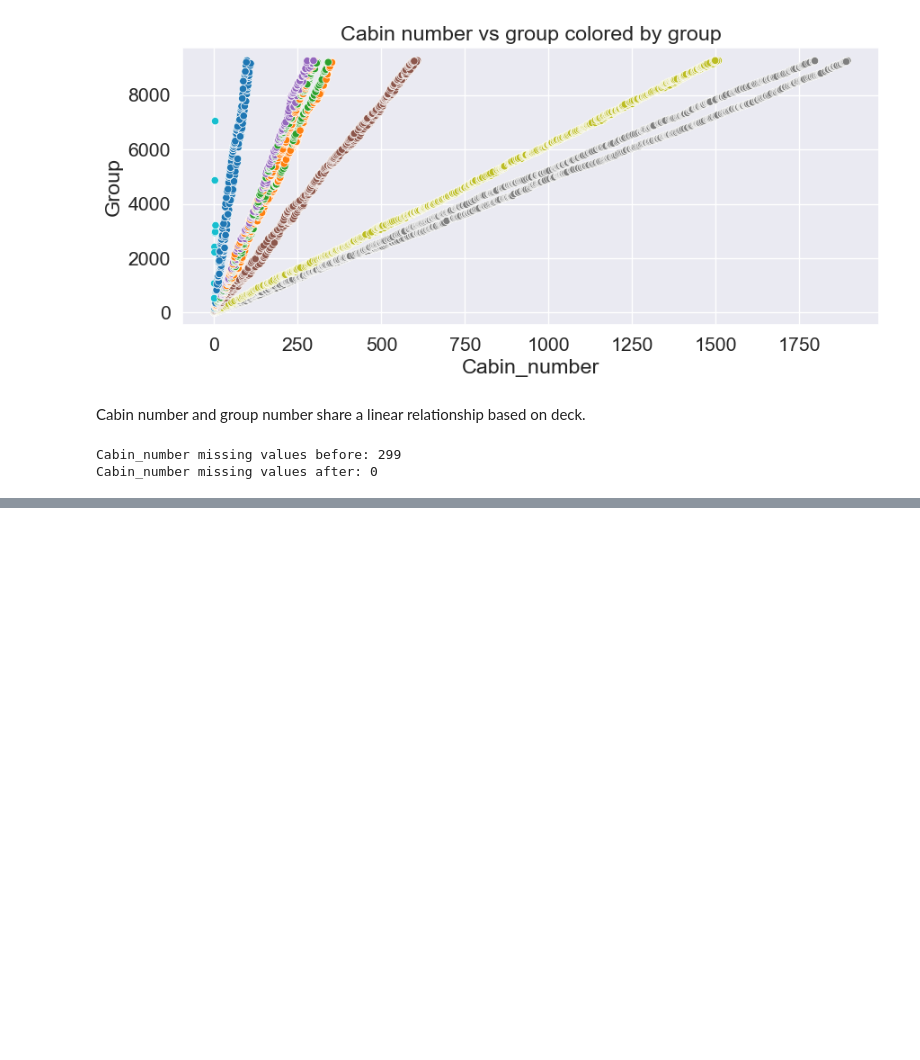
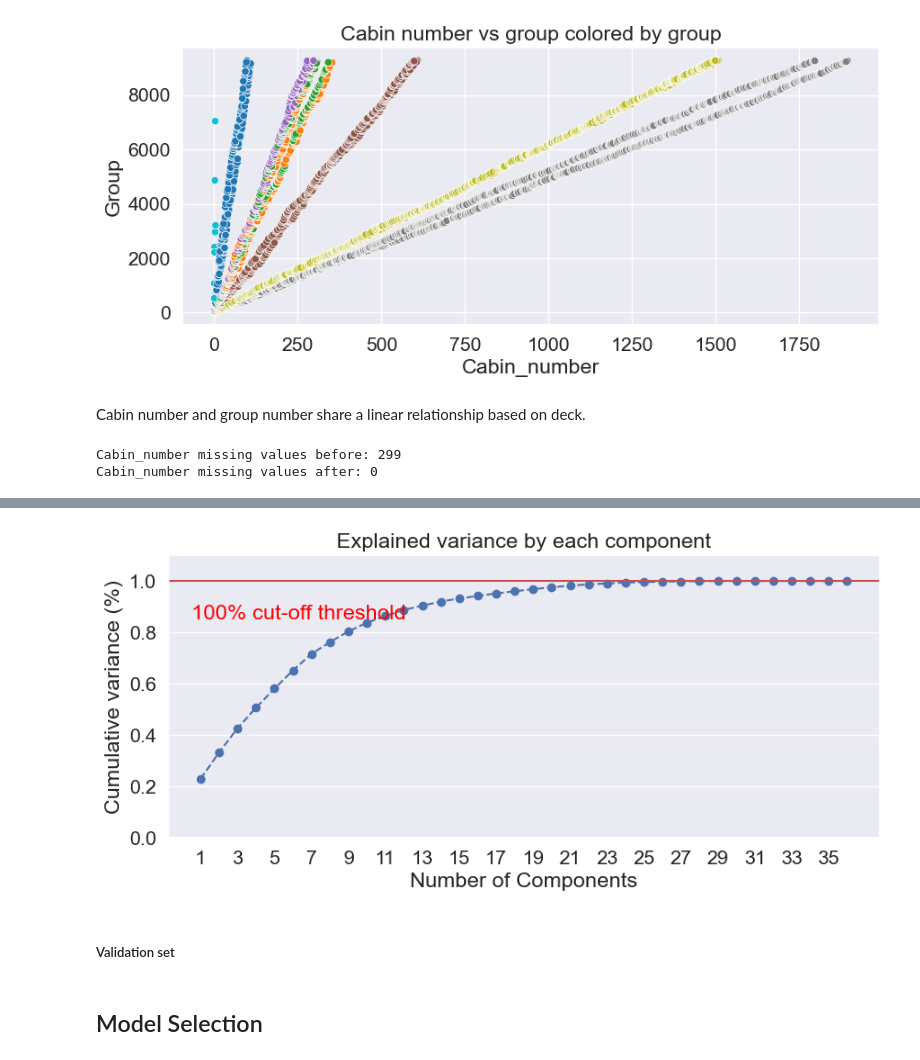
Before and after one commit to PdAlbedo/Spaceship_Titanic, a Jupyter notebook: Spaceship_Practice_Guide.ipynb, the cells around one changed output, grey strips where cells are left out. Cells and saved outputs as stored; diff of their text form; code cells hidden in the pictures; blank space fills up the shorter version.

```diff
--- a/Spaceship_Practice_Guide.ipynb
+++ b/Spaceship_Practice_Guide.ipynb
@@ -880,0 +1104,19 @@ Cabin_number missing values after: 0
+# %%
+pca = PCA().fit(X_train)
+fig, ax = plt.subplots(figsize = (10, 4))
+xi = np.arange(1, 1 + X_train.shape[1], step = 1)
+yi = np.cumsum(pca.explained_variance_ratio_)
+plt.plot(xi, yi, marker = 'o', linestyle = '--', color = 'b')
+
+plt.ylim(0.0, 1.1)
+plt.xlabel('Number of Components')
+plt.xticks(np.arange(1, 1 + X_train.shape[1], step = 2))
+plt.ylabel('Cumulative variance (%)')
+plt.title('Explained variance by each component')
+plt.axhline(y = 1, color = 'r', linestyle = '-')
+plt.text(0.5, 0.85, '100% cut-off threshold', color = 'red')
+ax.grid(axis = 'x')
+# %% [output]
+[figure, added]
+# %% [markdown]
+##### Validation set
@@ -880,0 +1125,2 @@ Cabin_number missing values after: 0
+# %% [markdown]
+## Model Selection
```
Also changed, not shown: parts of 31 cells of this notebook.
